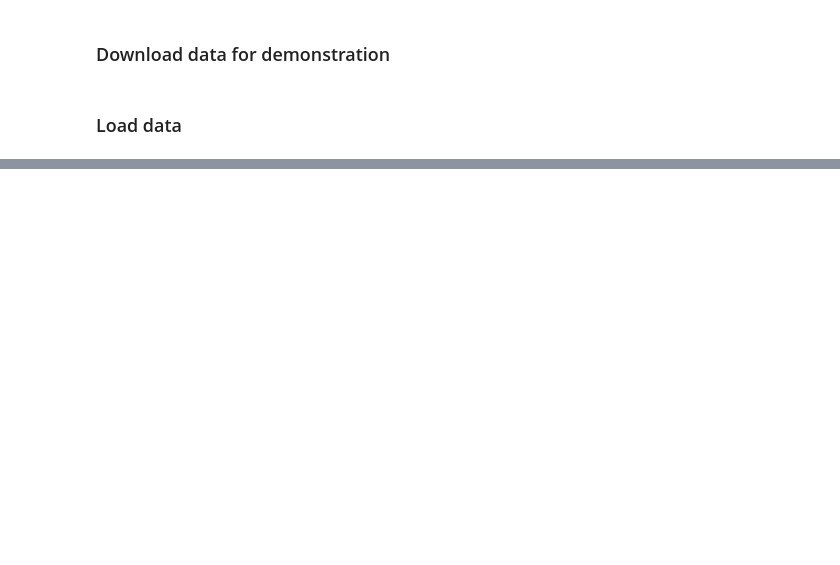
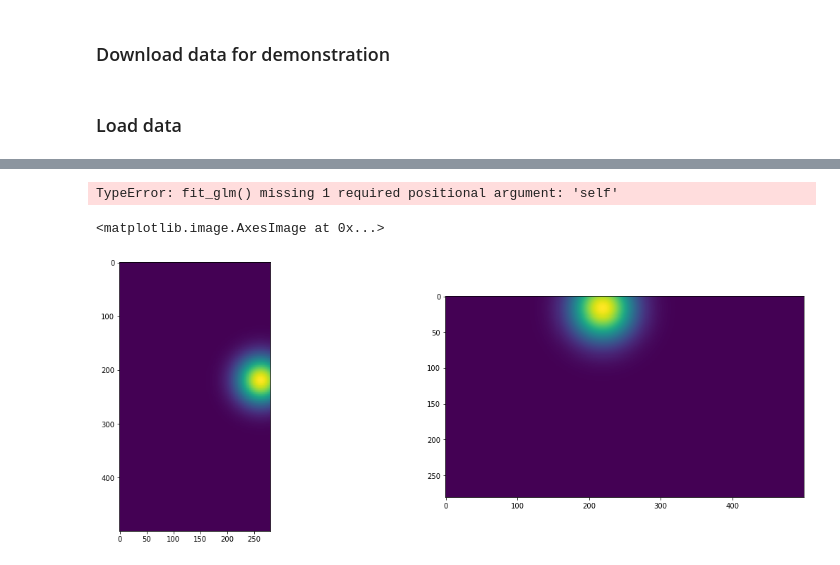
Before and after one commit to spinoza-centre/popylar, a Jupyter notebook: scripts/demo.ipynb, the cells around one changed output, grey strips where cells are left out. Cells and saved outputs as stored; diff of their text form; code cells hidden in the pictures; blank space fills up the shorter version.

```diff
--- a/scripts/demo.ipynb
+++ b/scripts/demo.ipynb
@@ -64,4 +61,6 @@ atlas_data = np.concatenate([load_surf_data(
          for hemi in ['L', 'R']])
 atlas_data_both_hemis = np.mod(atlas_data, 180)
 design_matrix = loadmat(os.path.join(prf_data_folder, 'vis_design.mat'))['stim'].T
-sm_design_matrix = np.array([gaussian_filter(dmt, 10).T for dmt in design_matrix])
+sm_design_matrix = np.array([gaussian_filter(dmt, 8).T for dmt in design_matrix])
+sm_design_matrix = sm_design_matrix.transpose((2,1,0))
+sm_design_matrix = zoom(sm_design_matrix, 1/3)
@@ -72,0 +67,5 @@ plt.imshow(sm_design_matrix[24])
+# %%
+stim = popylar.stimuli.PRFStimulus2D(design_matrix=sm_design_matrix,
+                     sample_rate=1/1.5,
+                     screen_size_cm=60,
+                     screen_distance_cm=210)
@@ -72,0 +108,17 @@ plt.imshow(sm_design_matrix[24])
+# %%
+fitter.grid_fit()
+# %% [output]
+TypeError: fit_glm() missing 1 required positional argument: 'self'
+# %%
+from popylar.rf import gauss2D_iso_cart
+rf = gauss2D_iso_cart(x=stim.masked_coordinates[1],
+                    y=stim.masked_coordinates[0],
+                    mu=[4, -1],
+                    sigma=1.0)
+# %%
+f, ss = plt.subplots(1,2,figsize=(20,7))
+ss[0].imshow(rf.reshape(stim.y.T.shape))
+ss[1].imshow(np.rot90(rf.reshape(stim.y.T.shape)))
+# %% [output]
+<matplotlib.image.AxesImage at 0x...>
+[figure, added]
```
Also changed, not shown: parts of 5 cells of this notebook, 12 other files.
